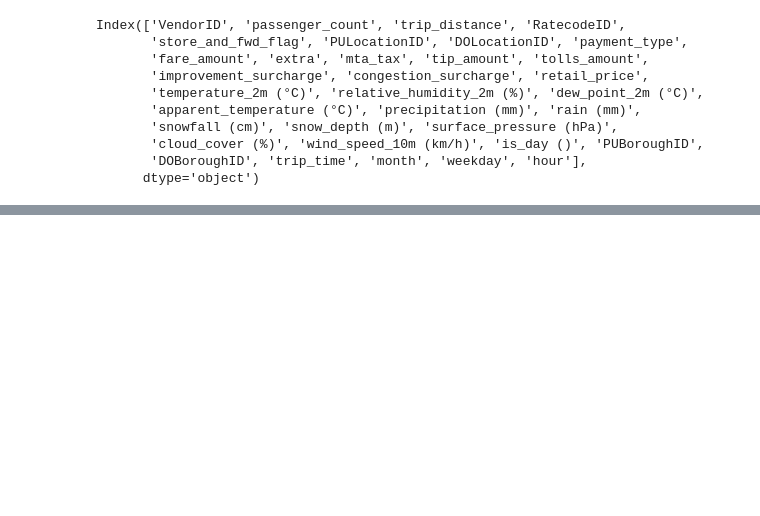
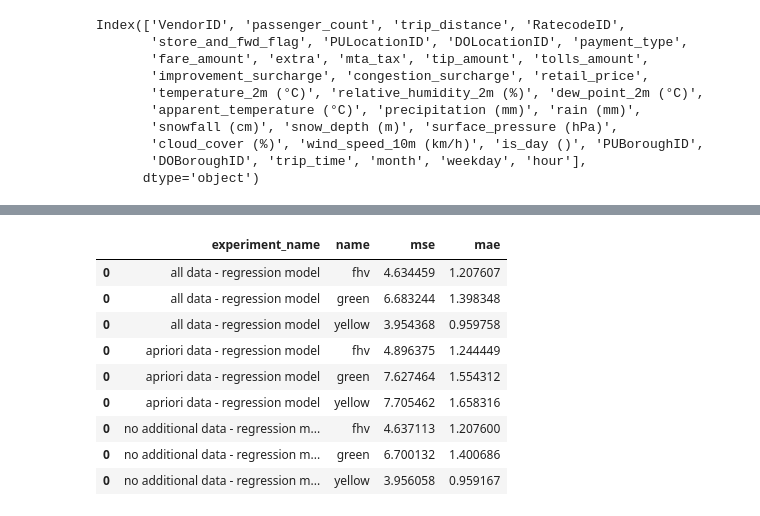
Before and after one commit to mklimek001/data-exploration, a Jupyter notebook: predictors.ipynb, the cells around one changed output, grey strips where cells are left out. Saved outputs shown, nothing was run; the diff lists cells and outputs as text; code cells hidden in the pictures; blank space fills up the shorter version.

Commit message:
update draft predictors notebook

```diff
--- a/predictors.ipynb
+++ b/predictors.ipynb
@@ -218,2 +201,0 @@ x_train.shape
-# %%
-scaler.fit_transform(x_train, y_train).shape
@@ -227,0 +202,2 @@ msno.bar(train_df)
+# %%
+results = pd.DataFrame([])
@@ -227,0 +247,26 @@ msno.bar(train_df)
+# %%
+# from sklearn.svm import SVR
+# from sklearn.neural_network import MLPRegressor
+from sklearn.ensemble import RandomForestRegressor
+
+def fit_predict(x_train, y_train, x_val):
+    # model = SVR(verbose=True)
+    # model = MLPRegressor(hidden_layer_sizes=(512, 1024), verbose=True)
+    model = RandomForestRegressor(n_estimators=100, n_jobs=-1, verbose=1)
+
+    model.fit(x_train, y_train)
+    y_pred = model.predict(x_val)
+    return y_pred
+
+def transform_data(csv_dict, name):
+    return csv_dict
+
+df = train_per_dataset(
+    experiment_name="all data - x model",
+    csv_dict=csv_dict,
+    names=names,
+    transform_data=transform_data,
+    fit_predict=fit_predict
+    )
+
+results = pd.concat([results, df])
@@ -227,0 +619,13 @@ msno.bar(train_df)
+# %%
+results
+# %% [output]
+|  | experiment_name | name | mse | mae |
+| 0 | all data - regression model | fhv | 4.634459 | 1.207607 |
+| 0 | all data - regression model | green | 6.683244 | 1.398348 |
+| 0 | all data - regression model | yellow | 3.954368 | 0.959758 |
+| 0 | apriori data - regression model | fhv | 4.896375 | 1.244449 |
+| 0 | apriori data - regression model | green | 7.627464 | 1.554312 |
+| 0 | apriori data - regression model | yellow | 7.705462 | 1.658316 |
+| 0 | no additional data - regression m... | fhv | 4.637113 | 1.207600 |
+| 0 | no additional data - regression m... | green | 6.700132 | 1.400686 |
+| 0 | no additional data - regression m... | yellow | 3.956058 | 0.959167 |
```
Also changed, not shown: parts of 21 cells of this notebook.
